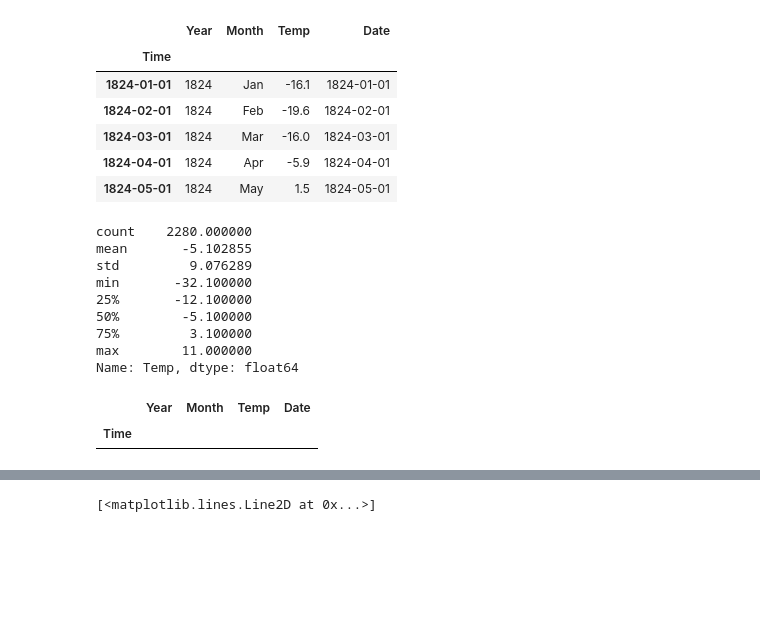
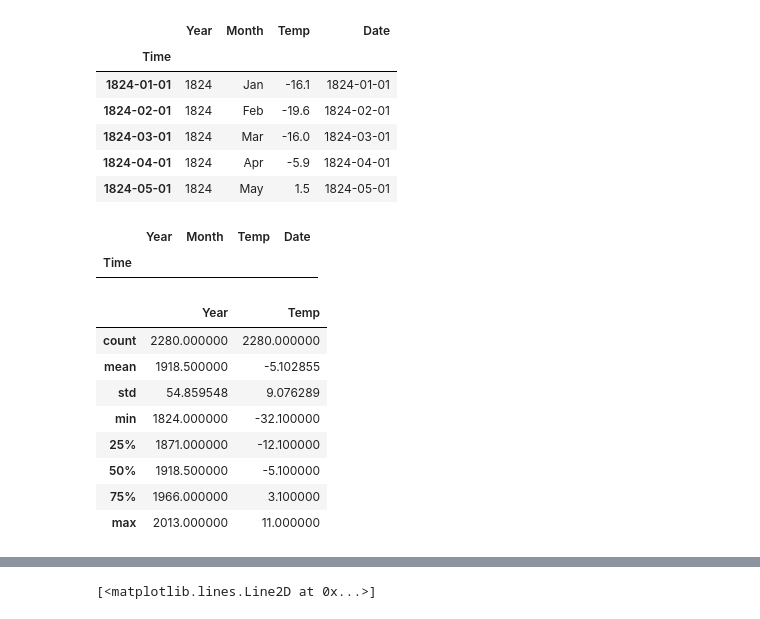
Before and after one commit to ozerm/GlobalWarming, a Jupyter notebook: Time series analysis.ipynb, the cells around one changed output, grey strips where cells are left out. Drawn from its saved outputs; the diff is of its cells as text; code cells hidden in the pictures; blank space fills up the shorter version.

```diff
--- a/Time series analysis.ipynb
+++ b/Time series analysis.ipynb
@@ -287,18 +290,6 @@ df_ilu_long.head()
 | 1824-03-01 | 1824 | Mar | -16.0 | 1824-03-01 |
 | 1824-04-01 | 1824 | Apr | -5.9 | 1824-04-01 |
 | 1824-05-01 | 1824 | May | 1.5 | 1824-05-01 |
-# %%
-df_ilu_long['Temp'].describe()
-# %% [output]
-count    2280.000000
-mean       -5.102855
-std         9.076289
-min       -32.100000
-25%       -12.100000
-50%        -5.100000
-75%         3.100000
-max        11.000000
-Name: Temp, dtype: float64
 # %%
 df_ilu_long.loc[df_ilu_long['Month']=='7']
 # %% [output]
@@ -309,6 +300,18 @@ df_ilu_long.loc[df_ilu_long['Month']=='7']
 #df_ilu_long['Temp'].interpolate(method='linear', inplace=True)
 # %%
 df_ilu_long['Temp'] = df_ilu_long.Temp.fillna(df_ilu_long.Temp.rolling(4,min_periods=1).mean())
+# %%
+df_ilu_long.describe()
+# %% [output]
+|  | Year | Temp |
+| count | 2280.000000 | 2280.000000 |
+| mean | 1918.500000 | -5.102855 |
+| std | 54.859548 | 9.076289 |
+| min | 1824.000000 | -32.100000 |
+| 25% | 1871.000000 | -12.100000 |
+| 50% | 1918.500000 | -5.100000 |
+| 75% | 1966.000000 | 3.100000 |
+| max | 2013.000000 | 11.000000 |
 # %%
 df_ilu_long.head(5)
 # %% [output]
```
Also changed, not shown: parts of 17 cells of this notebook.
